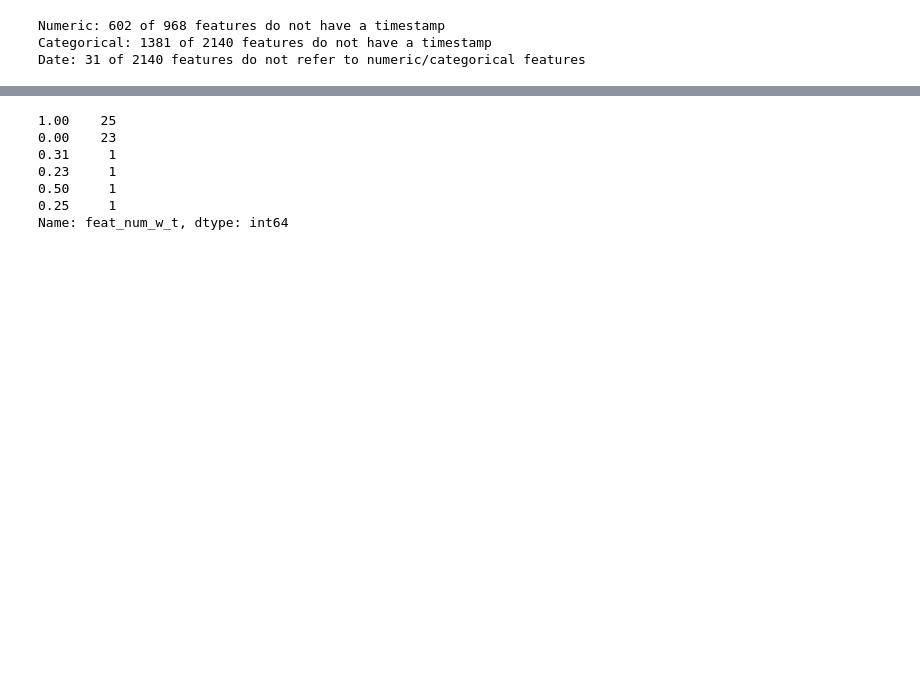
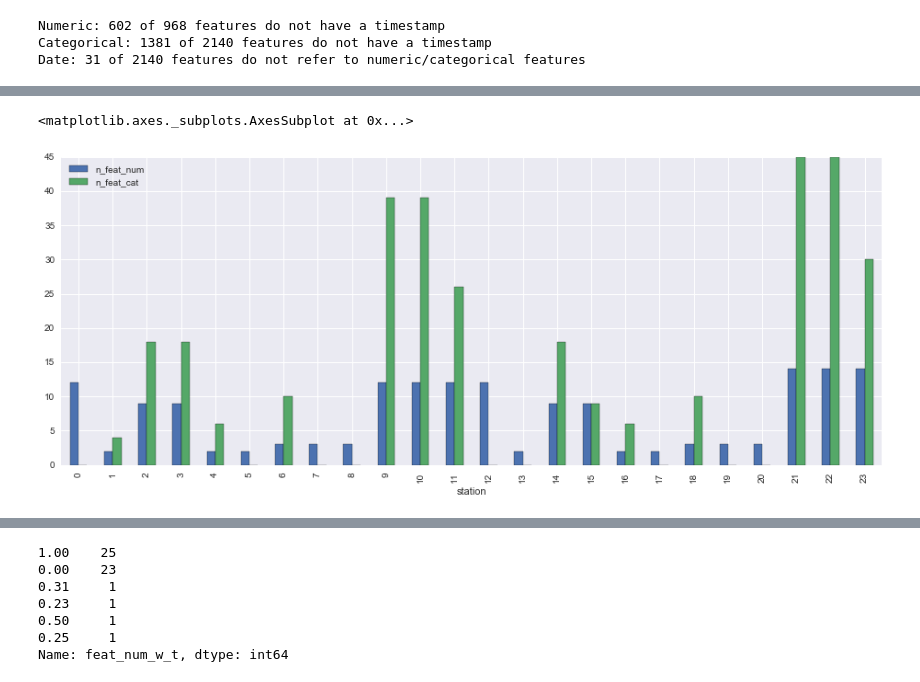
Before and after one commit to Laurae2/Bosch, a Jupyter notebook: eda_feature_count_per_line_station.ipynb, the cells around one changed output, grey strips where cells are left out. Saved outputs shown, nothing was run; the diff lists cells and outputs as text; code cells hidden in the pictures; blank space fills up the shorter version.

```diff
--- a/eda_feature_count_per_line_station.ipynb
+++ b/eda_feature_count_per_line_station.ipynb
@@ -238,0 +309,8 @@ station_info
+# %%
+# Line 0
+line_nr = 0
+station_info.loc[line_nr,['n_feat_num','n_feat_cat']].plot(kind='bar', figsize=(16,6))
+#station_info.n_feat_cat.plot(kind='bar', figsize=(16,6))
+# %% [output]
+<matplotlib.axes._subplots.AxesSubplot at 0x...>
+[figure, added]
```
Also changed, not shown: parts of 50 cells of this notebook, 1 other file.
